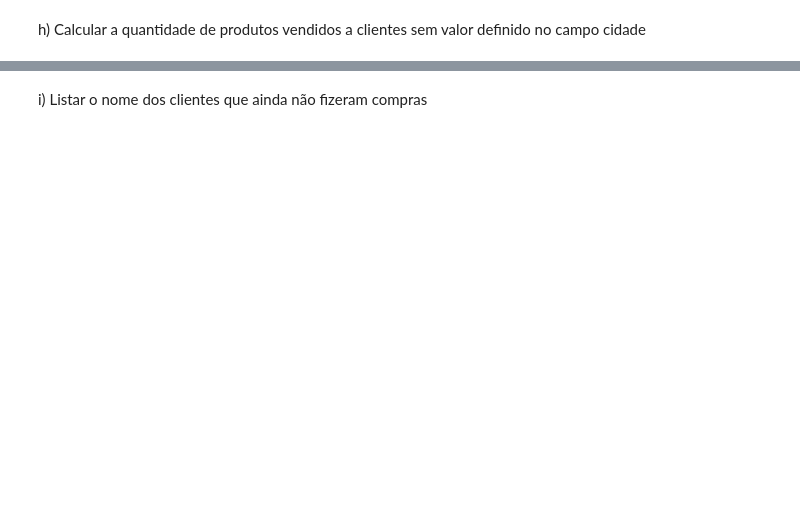
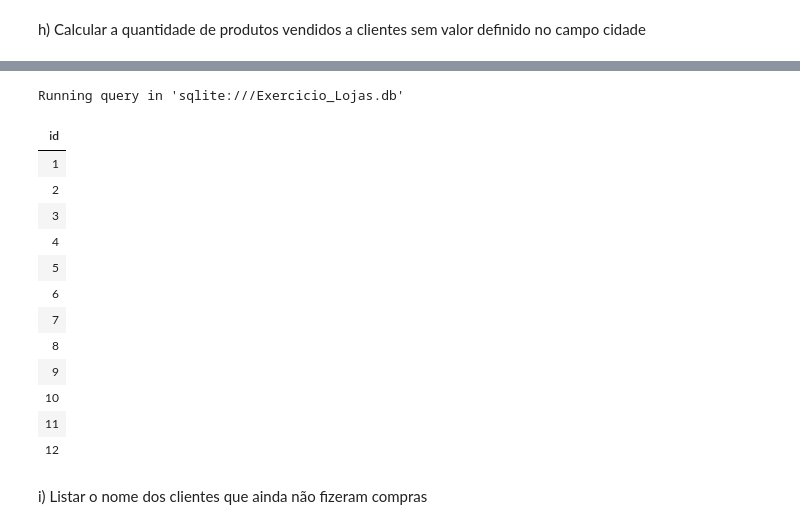
Before and after one commit to jpedrodias/FundamentosSQL, a Jupyter notebook: Week03/Exercicio_Lojas.ipynb, the cells around one changed output, grey strips where cells are left out. Cells and saved outputs as stored; diff of their text form; code cells hidden in the pictures; blank space fills up the shorter version.

```diff
--- a/Week03/Exercicio_Lojas.ipynb
+++ b/Week03/Exercicio_Lojas.ipynb
@@ -788,2 +922,22 @@ SELECT
+# %%
+%%sql
+SELECT DISTINCT id FROM clientes WHERE cidade IS NOT NULL
+UNION -- UNION ALL
+SELECT DISTINCT cliente_id FROM vendas;
+# %% [output]
+Running query in 'sqlite:///Exercicio_Lojas.db'
+| id |
+| 1 |
+| 2 |
+| 3 |
+| 4 |
+| 5 |
+| 6 |
+| 7 |
+| 8 |
+| 9 |
+| 10 |
+| 11 |
+| 12 |
 # %% [markdown]
 i) Listar o nome dos clientes que ainda não fizeram compras
```
Also changed, not shown: parts of 20 cells of this notebook, 1 other file.
